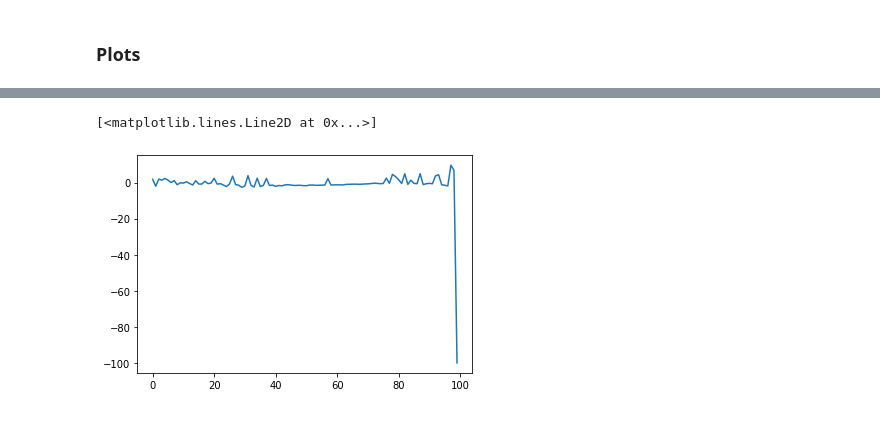
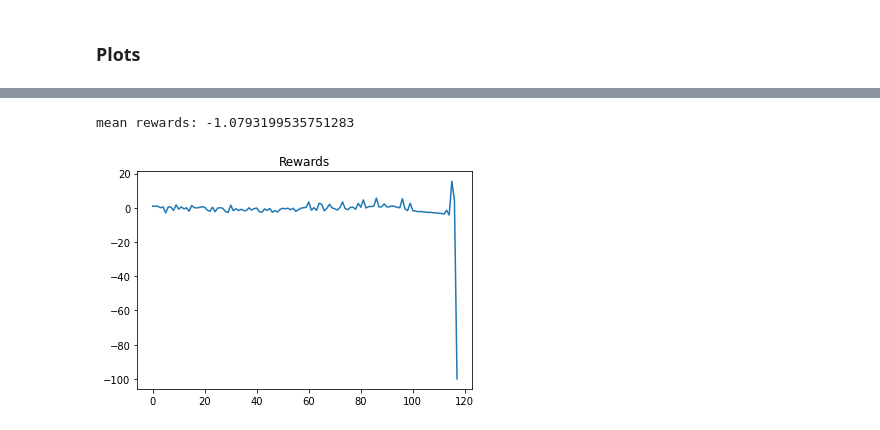
Before and after one commit to leonardoaraujosantos/more_rl, a Jupyter notebook: gym_start.ipynb, the cells around one changed output, grey strips where cells are left out. Cells and saved outputs as stored; diff of their text form; code cells hidden in the pictures.

```diff
--- a/gym_start.ipynb
+++ b/gym_start.ipynb
@@ -34,5 +45,8 @@ plt.plot(actions)
-# %%
-plt.plot(rewards)
-# %% [output]
-[<matplotlib.lines.Line2D at 0x...>]
-[figure, removed]
+# %%
+mean_rewards = np.mean(rewards)
+print('mean rewards:', mean_rewards)
+plt.plot(rewards)
+plt.title('Rewards');
+# %% [output]
+mean rewards: -1.0793199535751283
+[figure, added]
```
Also changed, not shown: parts of 5 cells of this notebook, 1 other file.
